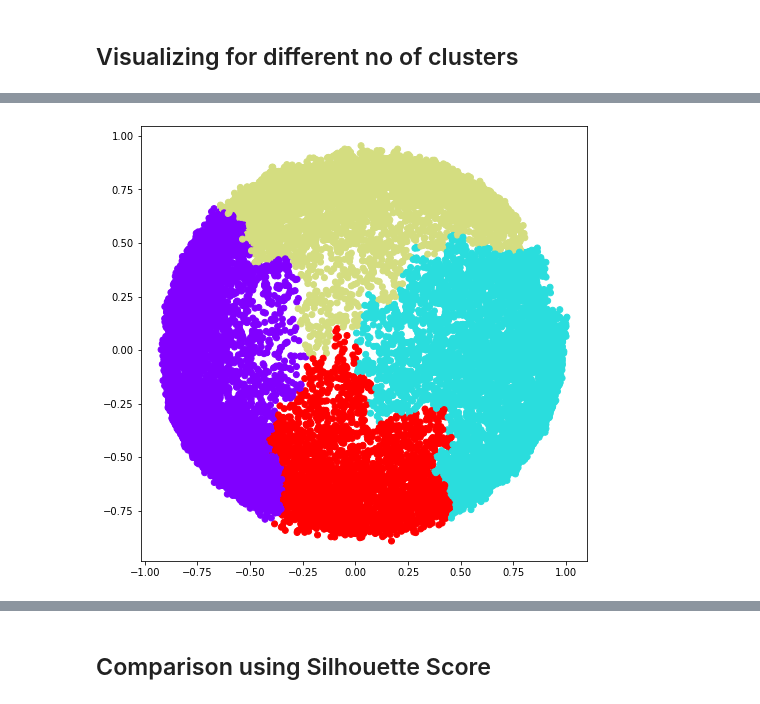
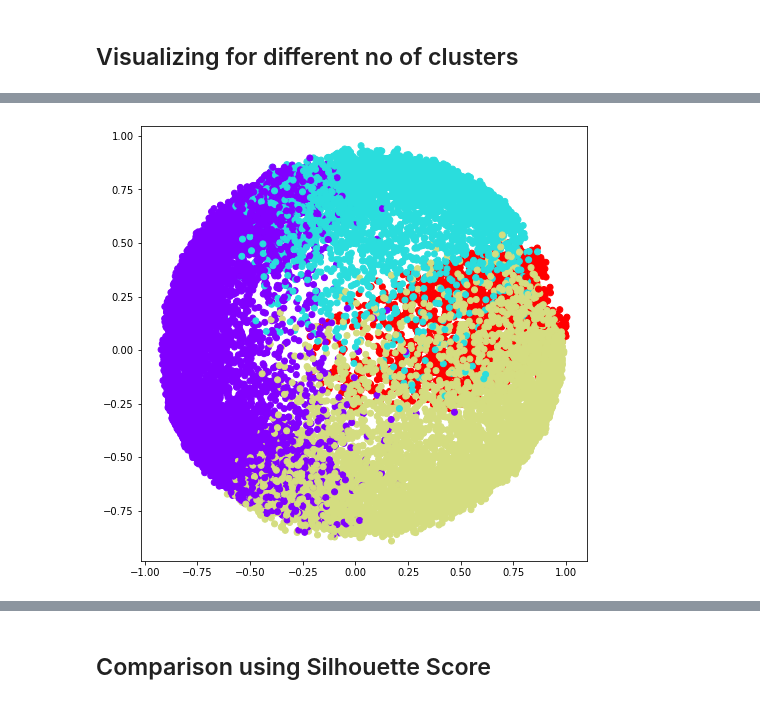
Before and after one commit to manoj-sirvi/Clustering-1, a Jupyter notebook: 3_Agglomerative.ipynb, the cells around one changed output, grey strips where cells are left out. Cells and saved outputs as stored; diff of their text form; code cells hidden in the pictures.

```diff
--- a/3_Agglomerative.ipynb
+++ b/3_Agglomerative.ipynb
@@ -4,7 +5,7 @@ import pandas as pd
 # %%
 from google.colab import drive
 drive.mount('/content/drive')
-data=pd.read_csv("/content/drive/MyDrive/Data-Analytics/football_data.csv")
+data=pd.read_csv("/content/drive/MyDrive/Data-Analytic/football_data.csv")
 # %% [output]
 Drive already mounted at /content/drive; to attempt to forcibly remount, call drive.mount("/content/drive", force_remount=True).
 # %% [markdown]
@@ -214,10 +307,10 @@ plt.show()
 # %%
 # k=4
 ac4 = AgglomerativeClustering(n_clusters = 4)
-
+labels3=ac4.fit_predict(normalized_data)
 # Visualizing the clustering
 plt.figure(figsize =(8, 8))
-plt.scatter(reduced_data['P1'], reduced_data['P2'], c = ac4.fit_predict(reduced_data), cmap ='rainbow')
+plt.scatter(reduced_data['P1'], reduced_data['P2'], c = labels3, cmap ='rainbow')
 plt.show()
 # %% [output]
-[figure, old version]
+[figure, new version]
```
Also changed, not shown: parts of 14 cells of this notebook, 2 other files.
